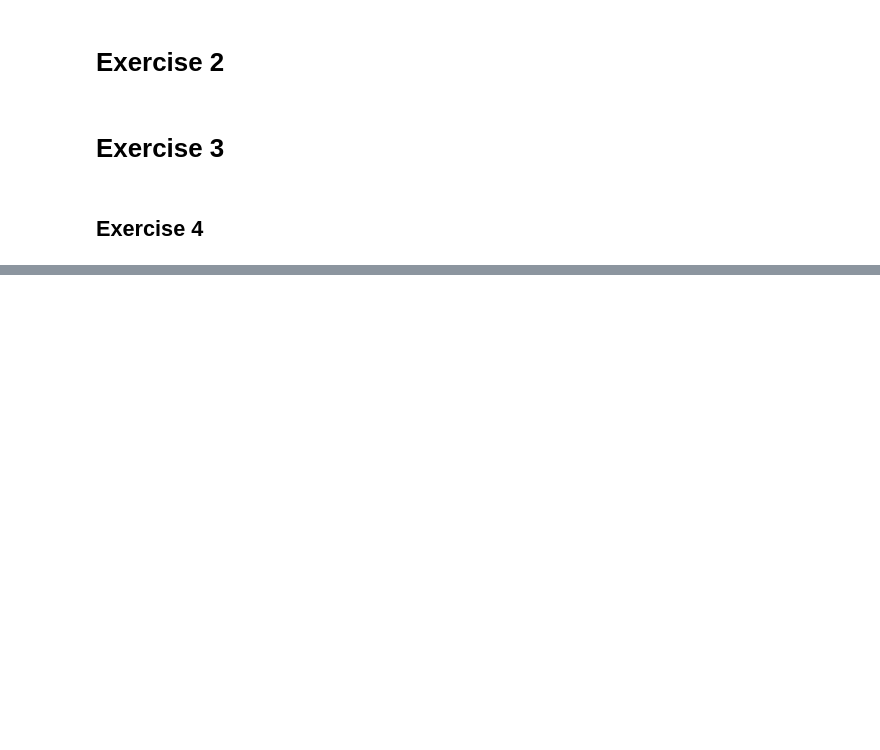
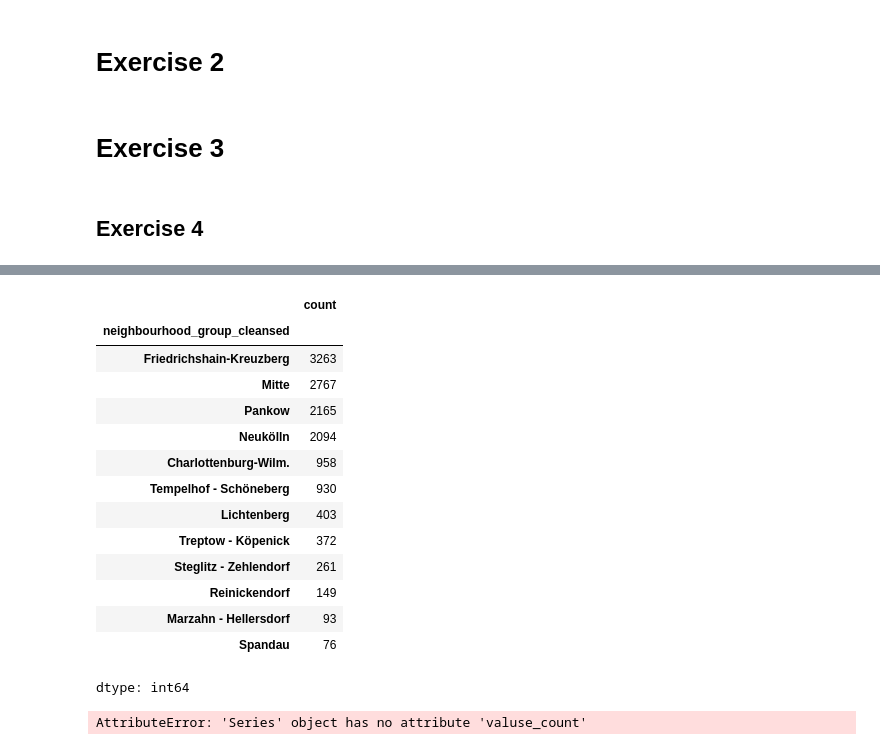
Before and after one commit to dylanprincetonweng-pixel/phyton-visually-sation, a Jupyter notebook: notebooks/Part 3 Data Wrangling and Visualizations/Exercises_Lecture_3.ipynb, the cells around one changed output, grey strips where cells are left out. Saved outputs shown, nothing was run; the diff lists cells and outputs as text; code cells hidden in the pictures; blank space fills up the shorter version.

```diff
--- a/notebooks/Part 3 Data Wrangling and Visualizations/Exercises_Lecture_3.ipynb
+++ b/notebooks/Part 3 Data Wrangling and Visualizations/Exercises_Lecture_3.ipynb
@@ -81,0 +93,25 @@ df['price'] = df['price'].str.replace('$','').str.replace(',','').astype(float)
+# %%
+df.neighbourhood_group_cleansed.value_counts()
+# %% [output]
+|  | count |
+| neighbourhood_group_cleansed |  |
+| Friedrichshain-Kreuzberg | 3263 |
+| Mitte | 2767 |
+| Pankow | 2165 |
+| Neukölln | 2094 |
+| Charlottenburg-Wilm. | 958 |
+| Tempelhof - Schöneberg | 930 |
+| Lichtenberg | 403 |
+| Treptow - Köpenick | 372 |
+| Steglitz - Zehlendorf | 261 |
+| Reinickendorf | 149 |
+| Marzahn - Hellersdorf | 93 |
+| Spandau | 76 |
+dtype: int64
+# %%
+numbers = df.neighbourhood_group_cleansed.value_counts()
+Number2 = df.neighbourhood_group_cleansed.valuse_count('price')
+
+numbers * avp
+# %% [output]
+AttributeError: 'Series' object has no attribute 'valuse_count'
```
Also changed, not shown: parts of 7 cells of this notebook.
